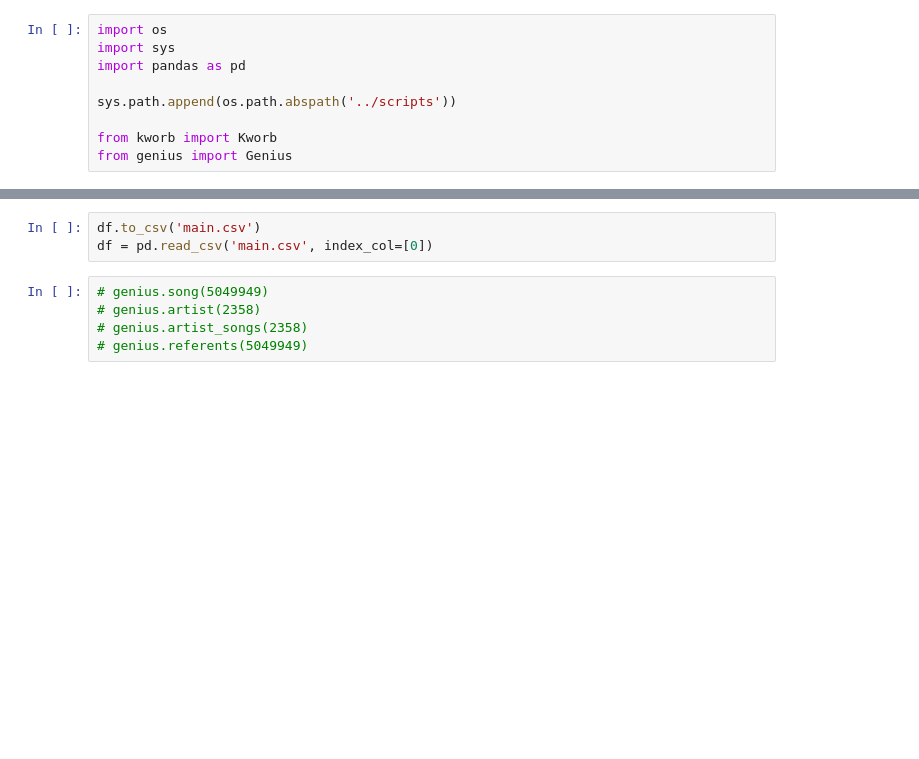
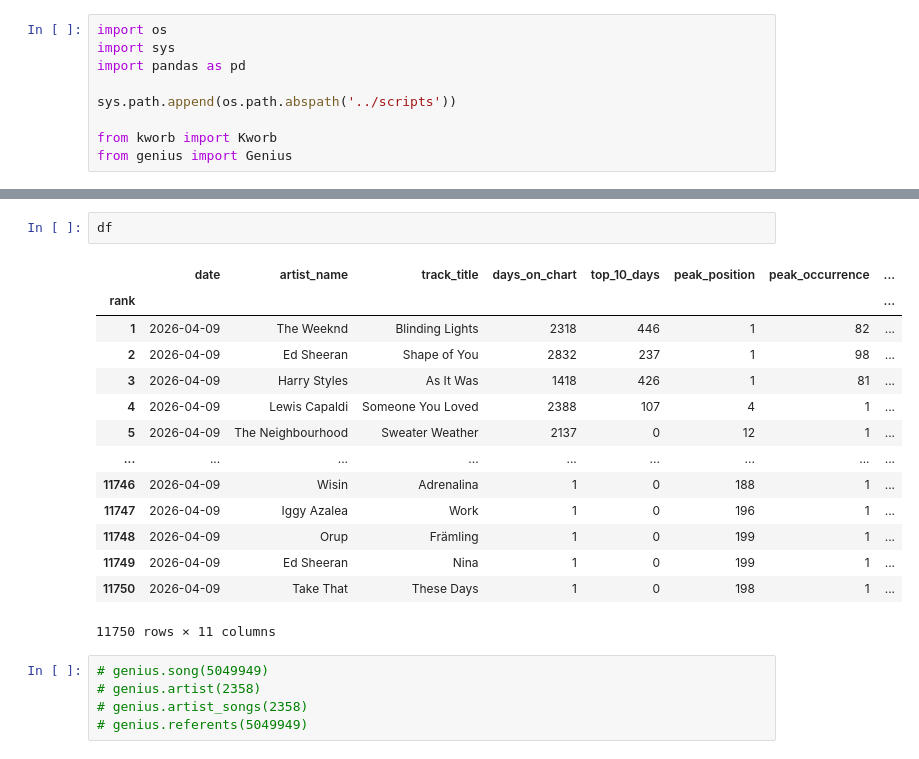
Before and after one commit to Damir-isk/music-hit-formula, a Jupyter notebook: notebooks/main.ipynb, the cells around one changed output, grey strips where cells are left out. Drawn from its saved outputs; the diff is of its cells as text; blank space fills up the shorter version.

```diff
--- a/notebooks/main.ipynb
+++ b/notebooks/main.ipynb
@@ -62,6 +52,20 @@ df[['genius_song_id', 'genius_artist_id']] = df.apply(get_genius_ids, axis=1)
-# %%
-df.to_csv('main.csv')
-df = pd.read_csv('main.csv', index_col=[0])
+# %%
+df
+# %% [output]
+|  | date | artist_name | track_title | days_on_chart | top_10_days | peak_position | peak_occurrence | ... |
+| rank |  |  |  |  |  |  |  | ... |
+| 1 | 2026-04-09 | The Weeknd | Blinding Lights | 2318 | 446 | 1 | 82 | ... |
+| 2 | 2026-04-09 | Ed Sheeran | Shape of You | 2832 | 237 | 1 | 98 | ... |
+| 3 | 2026-04-09 | Harry Styles | As It Was | 1418 | 426 | 1 | 81 | ... |
+| 4 | 2026-04-09 | Lewis Capaldi | Someone You Loved | 2388 | 107 | 4 | 1 | ... |
+| 5 | 2026-04-09 | The Neighbourhood | Sweater Weather | 2137 | 0 | 12 | 1 | ... |
+| ... | ... | ... | ... | ... | ... | ... | ... | ... |
+| 11746 | 2026-04-09 | Wisin | Adrenalina | 1 | 0 | 188 | 1 | ... |
+| 11747 | 2026-04-09 | Iggy Azalea | Work | 1 | 0 | 196 | 1 | ... |
+| 11748 | 2026-04-09 | Orup | Främling | 1 | 0 | 199 | 1 | ... |
+| 11749 | 2026-04-09 | Ed Sheeran | Nina | 1 | 0 | 199 | 1 | ... |
+| 11750 | 2026-04-09 | Take That | These Days | 1 | 0 | 198 | 1 | ... |
+11750 rows × 11 columns
 # %%
 # genius.song(5049949)
 # genius.artist(2358)
```
Also changed, not shown: parts of 4 cells of this notebook, 2 other files.
